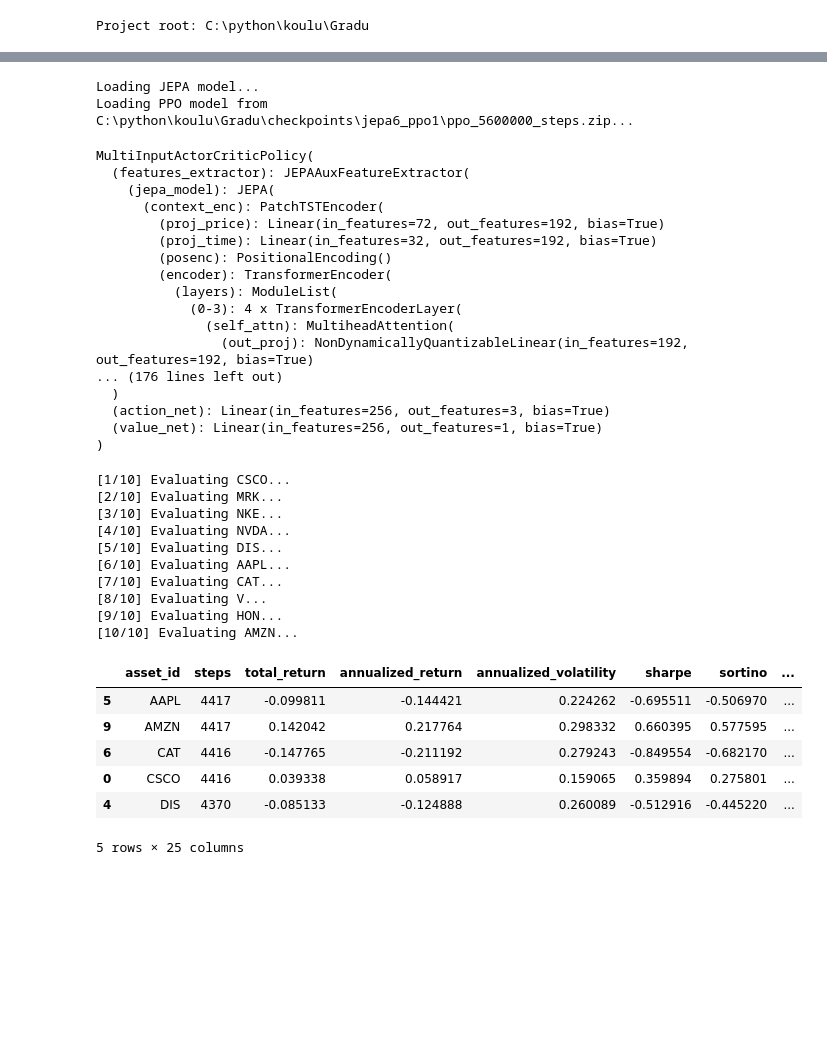
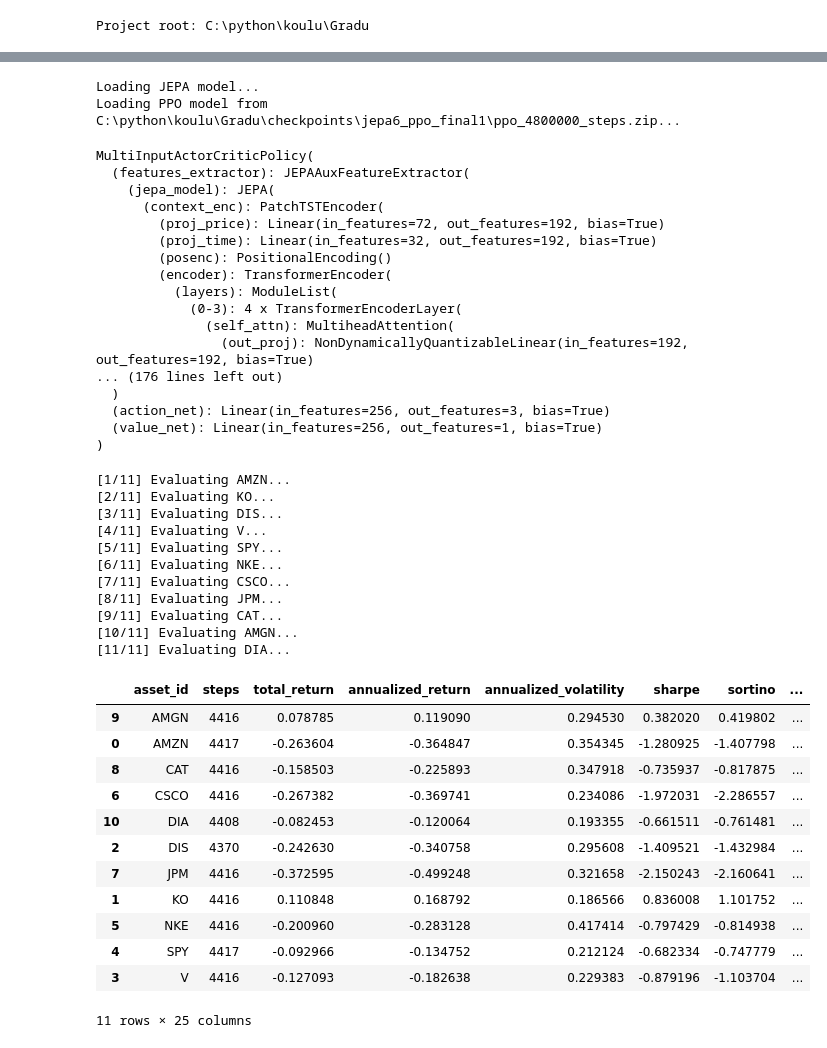
Before and after one commit to Olba147/DrlPpoTransformer, a Jupyter notebook: notebooks/ppo_model_test.ipynb, the cells around one changed output, grey strips where cells are left out. Saved outputs shown, nothing was run; the diff lists cells and outputs as text; code cells hidden in the pictures; blank space fills up the shorter version.

```diff
--- a/notebooks/ppo_model_test.ipynb
+++ b/notebooks/ppo_model_test.ipynb
@@ -45,11 +45,11 @@ Project root: C:\python\koulu\Gradu
 # User parameters
 # -----------------------------
 # Config used for training this PPO model
-PPO_CONFIG_PATH = "configs/ppo_jepa_train1.json"
+PPO_CONFIG_PATH = "configs/ppo_jepa_final_1.json"
 
 # Optional overrides (set to None to auto-resolve from config)
-PPO_CHECKPOINT_PATH = None
-JEPA_CHECKPOINT_PATH = "checkpoints/jepa6_ppo1/jepa_step_700000.pt"
+PPO_CHECKPOINT_PATH = "checkpoints/jepa6_ppo_final1/ppo_4800000_steps.zip"
+JEPA_CHECKPOINT_PATH = "checkpoints/jepa6_ppo_final1/jepa_step_300000.pt"
 
 # If None, evaluate all assets available in validation split
 MAX_ASSETS = None
@@ -118,7 +118,7 @@ if not os.path.isabs(JEPA_CHECKPOINT_PATH):
 ACTION_MODE = env_cfg.get("action_mode", "continuous")
 ALLOW_SHORT = env_cfg.get("allow_short", True)
 INCLUDE_WEALTH = env_cfg.get("include_wealth", True)
-TRANSACTION_COST = env_cfg["transaction_cost"]
+TRANSACTION_COST = 0.0005
 
 print("Model name:", model_name)
 print("PPO checkpoint:", PPO_CHECKPOINT_PATH)
@@ -442,7 +442,7 @@ model = load_ppo_model(PPO_CHECKPOINT_PATH, device=device, policy_kwargs=policy_
 model.policy.eval()
 # %% [output]
 Loading JEPA model...
-Loading PPO model from C:\python\koulu\Gradu\checkpoints\jepa6_ppo1\ppo_5600000_steps.zip...
+Loading PPO model from C:\python\koulu\Gradu\checkpoints\jepa6_ppo_final1\ppo_4800000_steps.zip...
 MultiInputActorCriticPolicy(
   (features_extractor): JEPAAuxFeatureExtractor(
     (jepa_model): JEPA(
@@ -463,37 +463,44 @@ MultiInputActorCriticPolicy(
 # %%
 eval_cfg = EvalConfig(
     annual_trading_days=252,
     regular_hours_only=dataset_kwargs.get("regular_hours_only", True),
     timeframe=dataset_kwargs.get("timeframe", "15min"),
 )
 
 results: List[Dict[str, float]] = []
 for idx, asset_id in enumerate(test_dataset.asset_ids, start=1):
     print(f"[{idx}/{len(test_dataset.asset_ids)}] Evaluating {asset_id}...")
     metrics = eval_asset(model, test_dataset, asset_id, eval_cfg)
     if metrics:
         results.append(metrics)
 
 if not results:
     raise RuntimeError("No evaluation results produced.")
 
 df = pd.DataFrame(results).sort_values("asset_id")
-df.head()
+df.head(11)
 # %% [output]
-[1/10] Evaluating CSCO...
-[2/10] Evaluating MRK...
-[3/10] Evaluating NKE...
-[4/10] Evaluating NVDA...
-[5/10] Evaluating DIS...
-[6/10] Evaluating AAPL...
-[7/10] Evaluating CAT...
-[8/10] Evaluating V...
-[9/10] Evaluating HON...
-[10/10] Evaluating AMZN...
+[1/11] Evaluating AMZN...
+[2/11] Evaluating KO...
+[3/11] Evaluating DIS...
+[4/11] Evaluating V...
+[5/11] Evaluating SPY...
+[6/11] Evaluating NKE...
+[7/11] Evaluating CSCO...
+[8/11] Evaluating JPM...
+[9/11] Evaluating CAT...
+[10/11] Evaluating AMGN...
+[11/11] Evaluating DIA...
 |  | asset_id | steps | total_return | annualized_return | annualized_volatility | sharpe | sortino | ... |
-| 5 | AAPL | 4417 | -0.099811 | -0.144421 | 0.224262 | -0.695511 | -0.506970 | ... |
-| 9 | AMZN | 4417 | 0.142042 | 0.217764 | 0.298332 | 0.660395 | 0.577595 | ... |
-| 6 | CAT | 4416 | -0.147765 | -0.211192 | 0.279243 | -0.849554 | -0.682170 | ... |
-| 0 | CSCO | 4416 | 0.039338 | 0.058917 | 0.159065 | 0.359894 | 0.275801 | ... |
-| 4 | DIS | 4370 | -0.085133 | -0.124888 | 0.260089 | -0.512916 | -0.445220 | ... |
+| 9 | AMGN | 4416 | 0.078785 | 0.119090 | 0.294530 | 0.382020 | 0.419802 | ... |
+| 0 | AMZN | 4417 | -0.263604 | -0.364847 | 0.354345 | -1.280925 | -1.407798 | ... |
+| 8 | CAT | 4416 | -0.158503 | -0.225893 | 0.347918 | -0.735937 | -0.817875 | ... |
+| 6 | CSCO | 4416 | -0.267382 | -0.369741 | 0.234086 | -1.972031 | -2.286557 | ... |
+| 10 | DIA | 4408 | -0.082453 | -0.120064 | 0.193355 | -0.661511 | -0.761481 | ... |
+| 2 | DIS | 4370 | -0.242630 | -0.340758 | 0.295608 | -1.409521 | -1.432984 | ... |
+| 7 | JPM | 4416 | -0.372595 | -0.499248 | 0.321658 | -2.150243 | -2.160641 | ... |
+| 1 | KO | 4416 | 0.110848 | 0.168792 | 0.186566 | 0.836008 | 1.101752 | ... |
+| 5 | NKE | 4416 | -0.200960 | -0.283128 | 0.417414 | -0.797429 | -0.814938 | ... |
+| 4 | SPY | 4417 | -0.092966 | -0.134752 | 0.212124 | -0.682334 | -0.747779 | ... |
+| 3 | V | 4416 | -0.127093 | -0.182638 | 0.229383 | -0.879196 | -1.103704 | ... |
-5 rows × 25 columns
+11 rows × 25 columns
```
Also changed, not shown: parts of 4 cells of this notebook, 3 other files.
